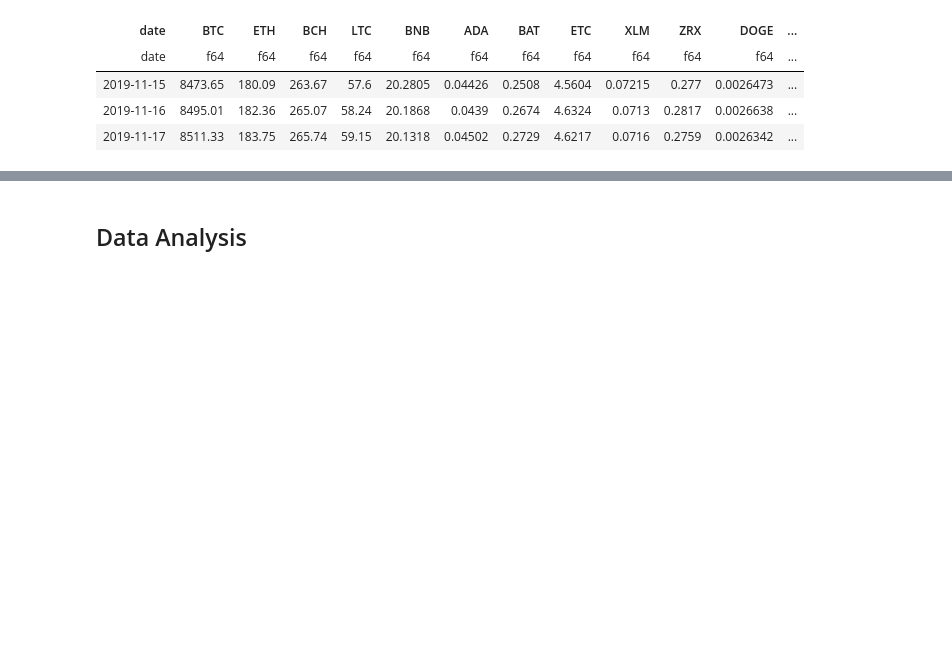
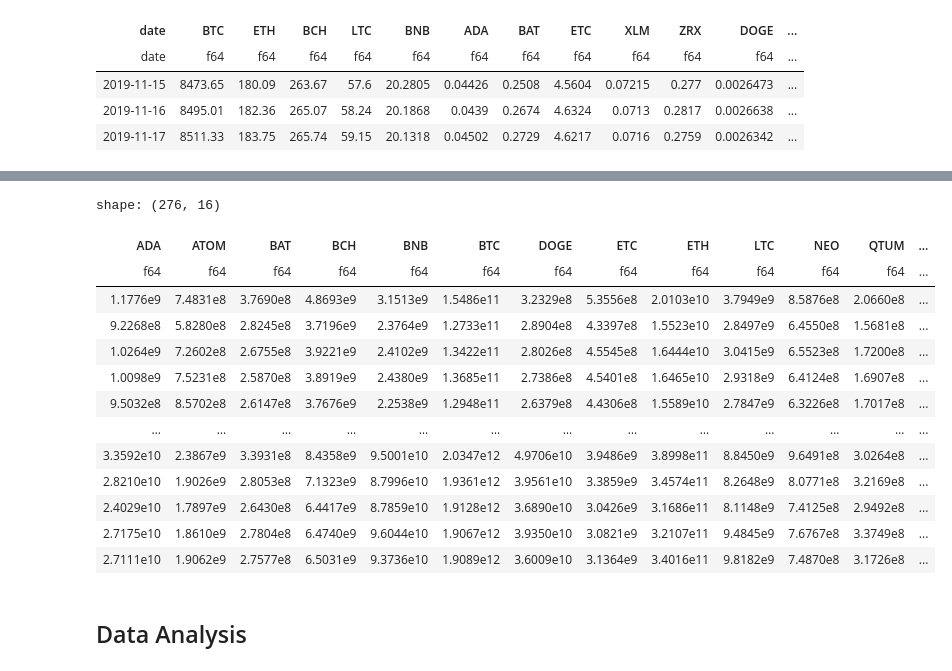
Before and after one commit to andrewpark19/QTS_Final_Project, a Jupyter notebook: QTS_Project_Draft.ipynb, the cells around one changed output, grey strips where cells are left out. Cells and saved outputs as stored; diff of their text form; code cells hidden in the pictures; blank space fills up the shorter version.

```diff
--- a/QTS_Project_Draft.ipynb
+++ b/QTS_Project_Draft.ipynb
@@ -232,3 +236,31 @@ shape: (3, 16)
+# %%
+tickers = ret_df.columns[1:]
+start_filter = ret_df['date'].min()
+end_filter = ret_df['date'].max()
+market_cap_filename = 'Market_Caps'
+
+try:
+    market_caps = pl.read_parquet(filepath+market_cap_filename+'.parquet')
+except:
+    market_caps = scrape_cmc(start_filter, end_filter, tickers, filepath=filepath, filename='Market_Caps')
+    market_caps = pl.from_pandas(market_caps)
+
+market_caps
+# %% [output]
+shape: (276, 16)
+| ADA | ATOM | BAT | BCH | BNB | BTC | DOGE | ETC | ETH | LTC | NEO | QTUM | ... |
+| f64 | f64 | f64 | f64 | f64 | f64 | f64 | f64 | f64 | f64 | f64 | f64 | ... |
+| 1.1776e9 | 7.4831e8 | 3.7690e8 | 4.8693e9 | 3.1513e9 | 1.5486e11 | 3.2329e8 | 5.3556e8 | 2.0103e10 | 3.7949e9 | 8.5876e8 | 2.0660e8 | ... |
+| 9.2268e8 | 5.8280e8 | 2.8245e8 | 3.7196e9 | 2.3764e9 | 1.2733e11 | 2.8904e8 | 4.3397e8 | 1.5523e10 | 2.8497e9 | 6.4550e8 | 1.5681e8 | ... |
+| 1.0264e9 | 7.2602e8 | 2.6755e8 | 3.9221e9 | 2.4102e9 | 1.3422e11 | 2.8026e8 | 4.5545e8 | 1.6444e10 | 3.0415e9 | 6.5523e8 | 1.7200e8 | ... |
+| 1.0098e9 | 7.5231e8 | 2.5870e8 | 3.8919e9 | 2.4380e9 | 1.3685e11 | 2.7386e8 | 4.5401e8 | 1.6465e10 | 2.9318e9 | 6.4124e8 | 1.6907e8 | ... |
+| 9.5032e8 | 8.5702e8 | 2.6147e8 | 3.7676e9 | 2.2538e9 | 1.2948e11 | 2.6379e8 | 4.4306e8 | 1.5589e10 | 2.7847e9 | 6.3226e8 | 1.7017e8 | ... |
+| … | … | … | … | … | … | … | … | … | … | … | … | ... |
+| 3.3592e10 | 2.3867e9 | 3.3931e8 | 8.4358e9 | 9.5001e10 | 2.0347e12 | 4.9706e10 | 3.9486e9 | 3.8998e11 | 8.8450e9 | 9.6491e8 | 3.0264e8 | ... |
+| 2.8210e10 | 1.9026e9 | 2.8053e8 | 7.1323e9 | 8.7996e10 | 1.9361e12 | 3.9561e10 | 3.3859e9 | 3.4574e11 | 8.2648e9 | 8.0771e8 | 3.2169e8 | ... |
+| 2.4029e10 | 1.7897e9 | 2.6430e8 | 6.4417e9 | 8.7859e10 | 1.9128e12 | 3.6890e10 | 3.0426e9 | 3.1686e11 | 8.1148e9 | 7.4125e8 | 2.9492e8 | ... |
+| 2.7175e10 | 1.8610e9 | 2.7804e8 | 6.4740e9 | 9.6044e10 | 1.9067e12 | 3.9350e10 | 3.0821e9 | 3.2107e11 | 9.4845e9 | 7.6767e8 | 3.3749e8 | ... |
+| 2.7111e10 | 1.9062e9 | 2.7577e8 | 6.5031e9 | 9.3736e10 | 1.9089e12 | 3.6009e10 | 3.1364e9 | 3.4016e11 | 9.8182e9 | 7.4870e8 | 3.1726e8 | ... |
 # %% [markdown]
 ## Data Analysis
 # %% [markdown]
```
Also changed, not shown: parts of 2 cells of this notebook, 5 other files.
